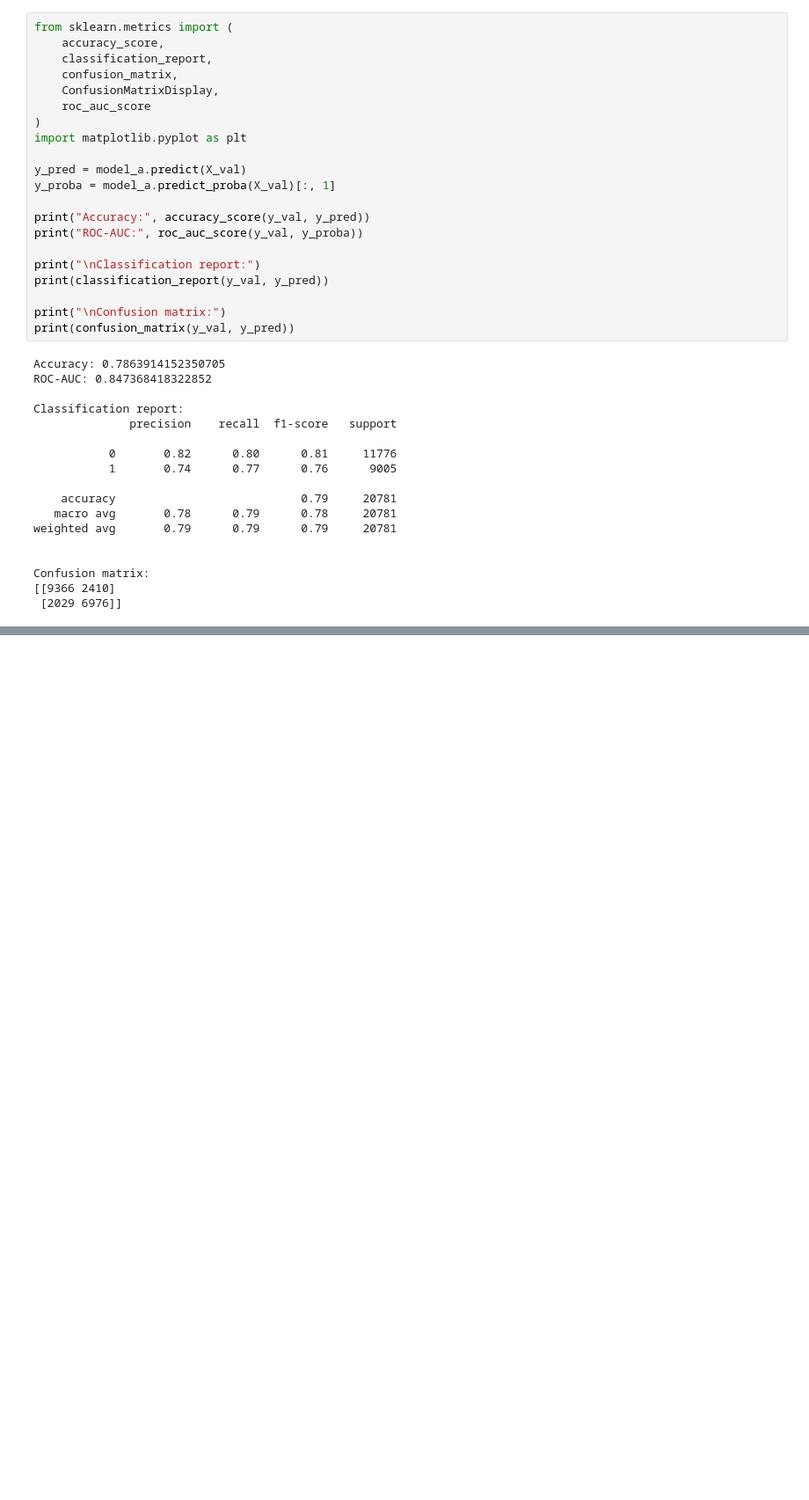
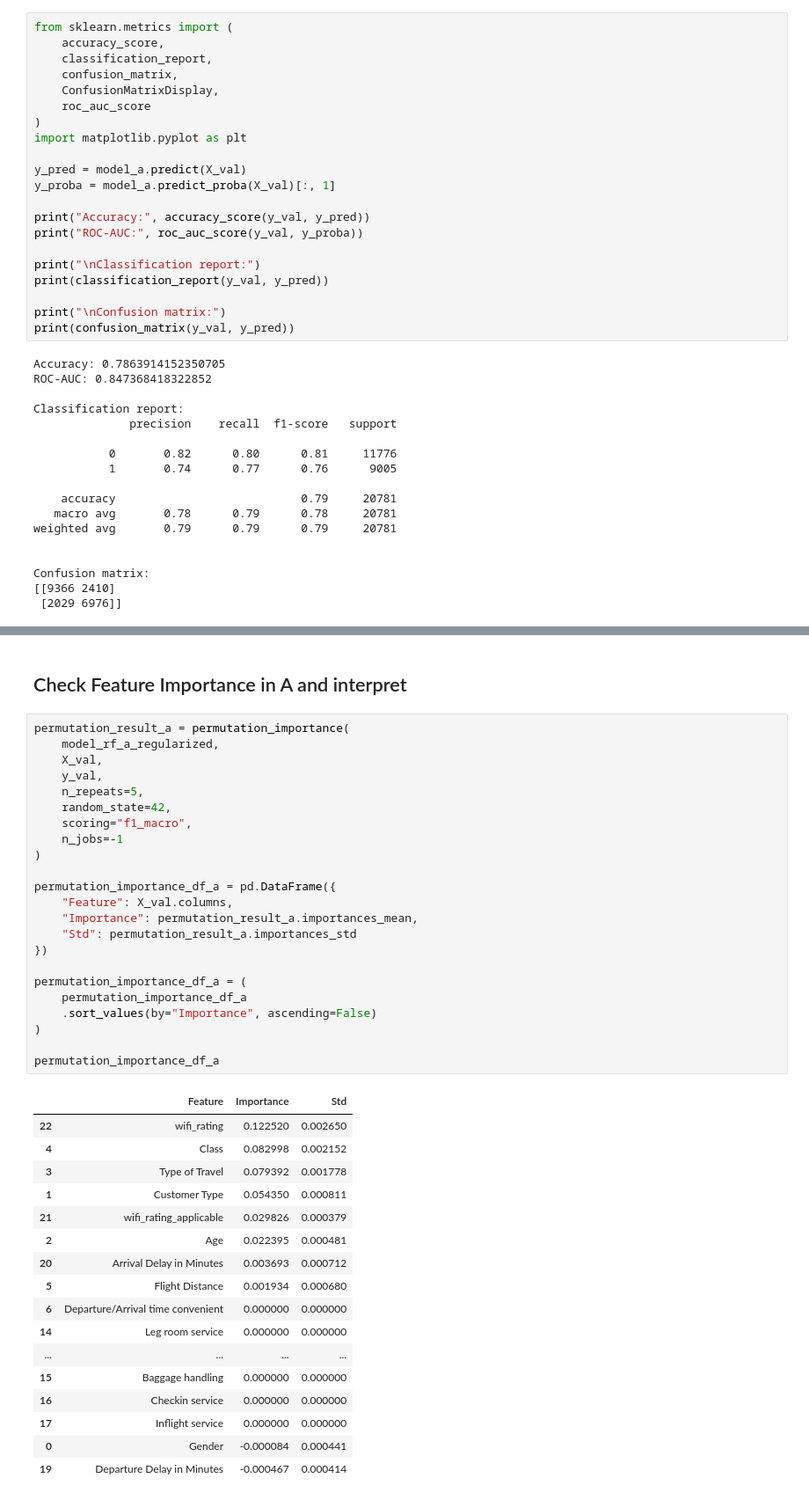
Before and after one commit to namtu06/airline-passenger-satisfaction-analysis, a Jupyter notebook: notebooks/02_predictive_modeling.ipynb, the cells around one changed output, grey strips where cells are left out. Shown at 88% size. Drawn from its saved outputs; the diff is of its cells as text; blank space fills up the shorter version.

```diff
--- a/notebooks/02_predictive_modeling.ipynb
+++ b/notebooks/02_predictive_modeling.ipynb
@@ -248,0 +1136,43 @@ Confusion matrix:
+# %% [markdown]
+## Check Feature Importance in A and interpret
+# %%
+permutation_result_a = permutation_importance(
+    model_rf_a_regularized,
+    X_val,
+    y_val,
+    n_repeats=5,
+    random_state=42,
+    scoring="f1_macro",
+    n_jobs=-1
+)
+
+permutation_importance_df_a = pd.DataFrame({
+    "Feature": X_val.columns,
+    "Importance": permutation_result_a.importances_mean,
+    "Std": permutation_result_a.importances_std
+})
+
+permutation_importance_df_a = (
+    permutation_importance_df_a
+    .sort_values(by="Importance", ascending=False)
+)
+
+permutation_importance_df_a
+# %% [output]
+|  | Feature | Importance | Std |
+| 22 | wifi_rating | 0.122520 | 0.002650 |
+| 4 | Class | 0.082998 | 0.002152 |
+| 3 | Type of Travel | 0.079392 | 0.001778 |
+| 1 | Customer Type | 0.054350 | 0.000811 |
+| 21 | wifi_rating_applicable | 0.029826 | 0.000379 |
+| 2 | Age | 0.022395 | 0.000481 |
+| 20 | Arrival Delay in Minutes | 0.003693 | 0.000712 |
+| 5 | Flight Distance | 0.001934 | 0.000680 |
+| 6 | Departure/Arrival time convenient | 0.000000 | 0.000000 |
+| 14 | Leg room service | 0.000000 | 0.000000 |
+| ... | ... | ... | ... |
+| 15 | Baggage handling | 0.000000 | 0.000000 |
+| 16 | Checkin service | 0.000000 | 0.000000 |
+| 17 | Inflight service | 0.000000 | 0.000000 |
+| 0 | Gender | -0.000084 | 0.000441 |
+| 19 | Departure Delay in Minutes | -0.000467 | 0.000414 |
```
Also changed, not shown: parts of 46 cells of this notebook, 1 other file.
